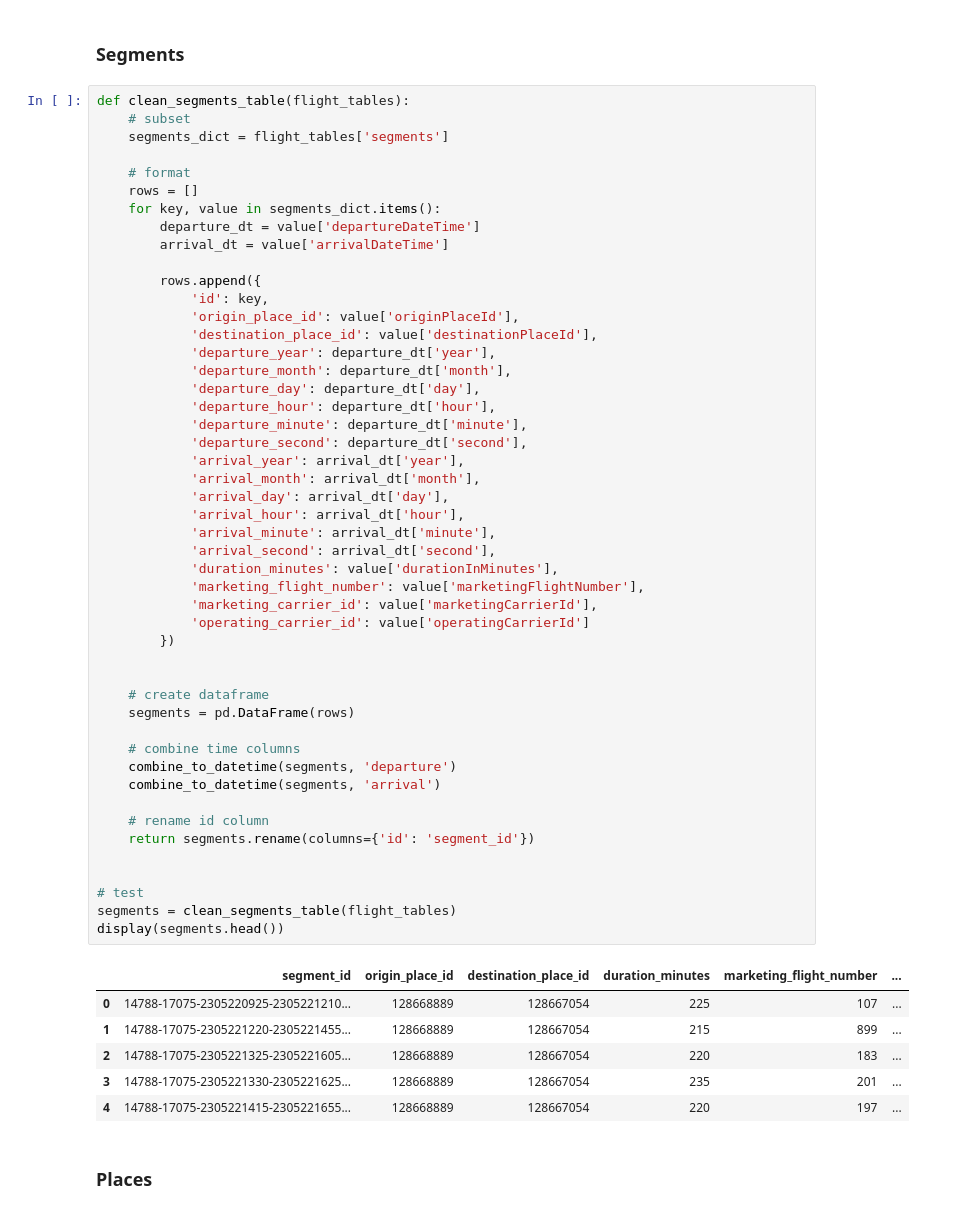
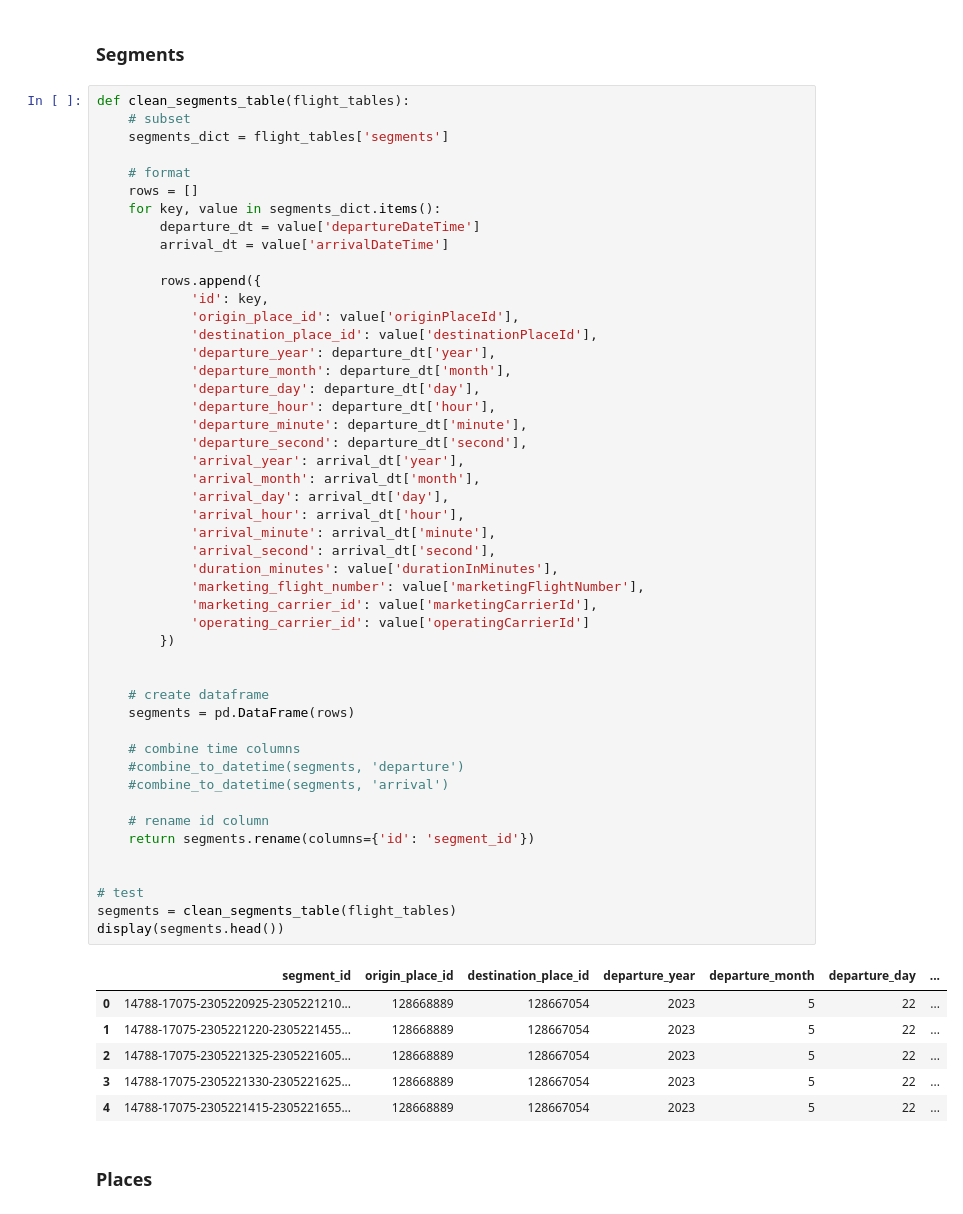
Before and after one commit to vdelimad/tsb-with-reinforcement-learning, a Jupyter notebook: Code/flight_data_gathering.ipynb, the cells around one changed output. Cells and saved outputs as stored; diff of their text form.

```diff
--- a/Code/flight_data_gathering.ipynb
+++ b/Code/flight_data_gathering.ipynb
@@ -180,41 +196,41 @@ def clean_segments_table(flight_tables):
             'departure_day': departure_dt['day'],
             'departure_hour': departure_dt['hour'],
             'departure_minute': departure_dt['minute'],
             'departure_second': departure_dt['second'],
             'arrival_year': arrival_dt['year'],
             'arrival_month': arrival_dt['month'],
             'arrival_day': arrival_dt['day'],
             'arrival_hour': arrival_dt['hour'],
             'arrival_minute': arrival_dt['minute'],
             'arrival_second': arrival_dt['second'],
             'duration_minutes': value['durationInMinutes'],
             'marketing_flight_number': value['marketingFlightNumber'],
             'marketing_carrier_id': value['marketingCarrierId'],
             'operating_carrier_id': value['operatingCarrierId']
         })
 
 
     # create dataframe
     segments = pd.DataFrame(rows)
 
     # combine time columns
-    combine_to_datetime(segments, 'departure')
-    combine_to_datetime(segments, 'arrival')
+    #combine_to_datetime(segments, 'departure')
+    #combine_to_datetime(segments, 'arrival')
 
     # rename id column
     return segments.rename(columns={'id': 'segment_id'})
 
 
 # test
 segments = clean_segments_table(flight_tables)
 display(segments.head())
 # %% [output]
-|  | segment_id | origin_place_id | destination_place_id | duration_minutes | marketing_flight_number | ... |
-| 0 | 14788-17075-2305220925-2305221210... | 128668889 | 128667054 | 225 | 107 | ... |
-| 1 | 14788-17075-2305221220-2305221455... | 128668889 | 128667054 | 215 | 899 | ... |
-| 2 | 14788-17075-2305221325-2305221605... | 128668889 | 128667054 | 220 | 183 | ... |
-| 3 | 14788-17075-2305221330-2305221625... | 128668889 | 128667054 | 235 | 201 | ... |
-| 4 | 14788-17075-2305221415-2305221655... | 128668889 | 128667054 | 220 | 197 | ... |
+|  | segment_id | origin_place_id | destination_place_id | departure_year | departure_month | departure_day | ... |
+| 0 | 14788-17075-2305220925-2305221210... | 128668889 | 128667054 | 2023 | 5 | 22 | ... |
+| 1 | 14788-17075-2305221220-2305221455... | 128668889 | 128667054 | 2023 | 5 | 22 | ... |
+| 2 | 14788-17075-2305221325-2305221605... | 128668889 | 128667054 | 2023 | 5 | 22 | ... |
+| 3 | 14788-17075-2305221330-2305221625... | 128668889 | 128667054 | 2023 | 5 | 22 | ... |
+| 4 | 14788-17075-2305221415-2305221655... | 128668889 | 128667054 | 2023 | 5 | 22 | ... |
 # %% [markdown]
 ### Places
 # %%
```
Also changed, not shown: parts of 14 cells of this notebook, 7 other files.
